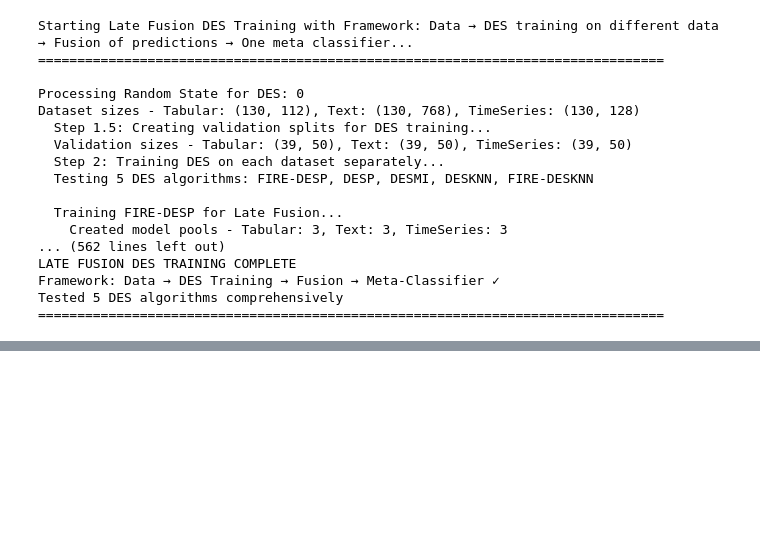
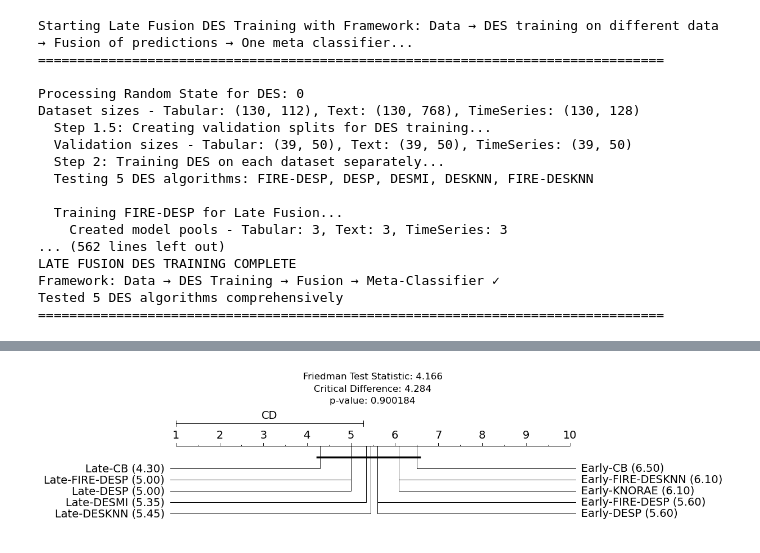
Before and after one commit to InfoLab-SKKU/Explainable-Ensemble-Hypoglycemia, a Jupyter notebook: code/detectionLayerLate.ipynb, the cells around one changed output, grey strips where cells are left out. Saved outputs shown, nothing was run; the diff lists cells and outputs as text; code cells hidden in the pictures; blank space fills up the shorter version.

```diff
--- a/code/detectionLayerLate.ipynb
+++ b/code/detectionLayerLate.ipynb
@@ -2483,0 +2636,82 @@ Static  0.8261  0.0385  0.8784  0.7798
+# %%
+import ast
+import pandas as pd
+import numpy as np
+from scipy.stats import friedmanchisquare
+from matplotlib import pyplot as plt
+
+# Load both CSV files
+ef_df = pd.read_csv('top_5_auc_early.csv')
+lf_df = pd.read_csv('late_fusion_average_ranks.csv')
+
+# Convert string representation of lists to actual lists
+ef_df['AUC_Scores'] = ef_df['AUC_Scores'].apply(ast.literal_eval)
+lf_df['AUC_Scores'] = lf_df['AUC_Scores'].apply(ast.literal_eval)
+
+# Combine dataframes and add fusion type
+ef_df['Fusion'] = 'Early'
+lf_df['Fusion'] = 'Late'
+combined_df = pd.concat([ef_df, lf_df])
+
+# Prepare data for Friedman test
+friedman_data = []
+friedman_labels = []
+
+for idx, row in combined_df.iterrows():
+    friedman_data.append(row['AUC_Scores'])
+    # Create label with fusion type
+    label = f"{row['Fusion']}-{row['Method']}"
+    friedman_labels.append(label)
+
+print("Models in comparison:")
+for label in friedman_labels:
+    scores = friedman_data[friedman_labels.index(label)]
+    mean_auc = np.mean(scores)
+    std_auc = np.std(scores)
+    print(f"{label}: {mean_auc:.4f} ± {std_auc:.4f}")
+
+# Perform Friedman test
+statistic, p_value = friedmanchisquare(*friedman_data)
+print(f"\n📊 FRIEDMAN TEST RESULTS (Early vs Late Fusion):")
+print(f"Test Statistic: {statistic:.4f}")
+print(f"P-value: {p_value:.6f}")
+
+# Create Critical Difference diagram
+friedman_data_np = np.array(friedman_data)
+ranks = np.array([rankdata(-row) for row in friedman_data_np.T])
+avg_ranks = ranks.mean(axis=0)
+n_datasets = friedman_data_np.shape[1]
+cd = compute_CD(avg_ranks, n_datasets, alpha='0.05')
+
+# Update friedman_labels to include average rank
+friedman_labels_with_rank = [
+    f"{label} ({rank:.2f})" for label, rank in zip(friedman_labels, avg_ranks)
+]
+
+# Plot CD diagram with updated labels
+plt.figure(figsize=(12, 6))
+graph_ranks(avg_ranks, friedman_labels_with_rank, cd=cd, width=10, textspace=1.5)
+
+# Add statistical information
+plt.text(0.5, 1.25, f'Friedman Test Statistic: {statistic:.3f}',
+         horizontalalignment='center', transform=plt.gca().transAxes, fontsize=12)
+plt.text(0.5, 1.15, f'Critical Difference: {cd:.3f}',
+         horizontalalignment='center', transform=plt.gca().transAxes, fontsize=12)
+plt.text(0.5, 1.05, f'p-value: {p_value:.6f}',
+         horizontalalignment='center', transform=plt.gca().transAxes, fontsize=12)
+
+plt.tight_layout()
+plt.show()
+
+# Print pairwise differences between Early and Late fusion versions
+print("\n📈 PAIRWISE PERFORMANCE DIFFERENCES BETWEEN FUSION APPROACHES:")
+ef_methods = [label for label in friedman_labels if label.startswith('Early')]
+lf_methods = [label for label in friedman_labels if label.startswith('Late')]
+
+for ef_method in ef_methods:
+    for lf_method in lf_methods:
+        ef_scores = friedman_data[friedman_labels.index(ef_method)]
+        lf_scores = friedman_data[friedman_labels.index(lf_method)]
+        diff = np.mean(ef_scores) - np.mean(lf_scores)
+        print(f"{ef_method} vs {lf_method}: {diff:+.4f}")
+# %% [output]
@@ -2483,0 +2734 @@ Static  0.8261  0.0385  0.8784  0.7798
+[figure, added]
```
Also changed, not shown: parts of 7 cells of this notebook, 9 other files.
